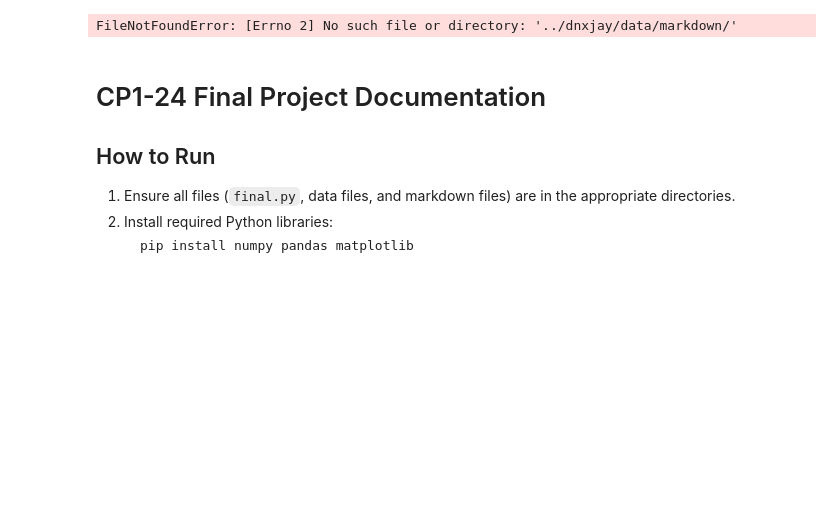
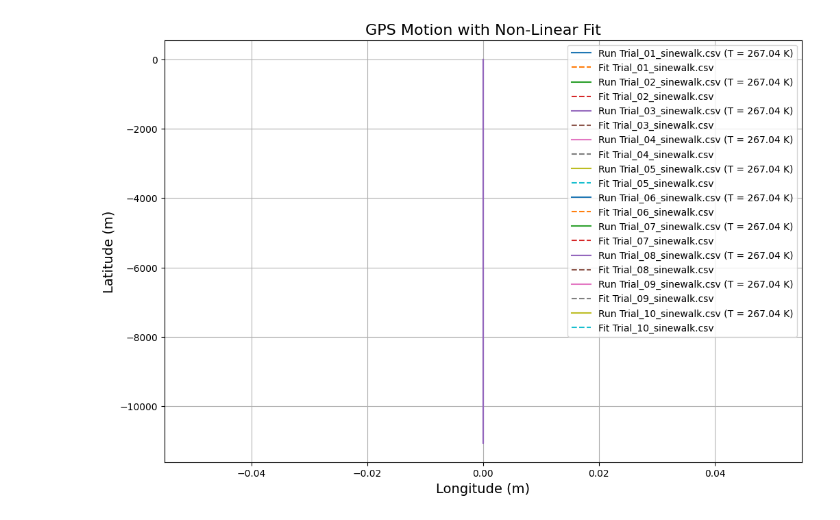
Before and after one commit to ubsuny/CP1-24-final, a Jupyter notebook: dnxjay/documentation/final.ipynb, the cells around one changed output. Saved outputs shown, nothing was run; the diff lists cells and outputs as text; code cells hidden in the pictures; blank space fills up the shorter version.

Commit message:
added plots

````diff
--- a/dnxjay/documentation/final.ipynb
+++ b/dnxjay/documentation/final.ipynb
@@ -1,58 +21,54 @@
 # %%
 import sys
 import os
 import pandas as pd
+import numpy as np
 import matplotlib.pyplot as plt
 
-# Add the `code` folder to the system path
-sys.path.append(os.path.abspath("../code"))
+# Add the `code` directory to the system path
+sys.path.append(os.path.abspath("/workspaces/CP1-24-final/dnxjay/code"))
 
+# Import functions from final.py
 from final import fahrenheit_to_kelvin, parse_temperature_from_markdown, sine_wave
 
-# Adjust paths for markdown and CSV files
-markdown_dir = "../dnxjay/data/markdown/"
-csv_dir = "../dnxjay/data/csv/"
+# Define paths
+csv_dir = "/workspaces/CP1-24-final/dnxjay/data/csv/"
+markdown_dir = "/workspaces/CP1-24-final/dnxjay/data/markdown/"
+csv_files = [f"Trial_{i:02d}_sinewalk.csv" for i in range(1, 11)]  # Updated file names
 markdown_files = [f"Trial_{i:02d}_sinewalk.md" for i in range(1, 11)]
-csv_files = [f"Trial_{i:02d}_sinewalk.csv" for i in range(1, 11)]
 
-# Debugging: Print available files in markdown and csv folders
-print("Markdown files:", os.listdir(markdown_dir))
-print("CSV files:", os.listdir(csv_dir))
+# Plot GPS motion with a non-linear fit
+plt.figure(figsize=(12, 8))
+for csv_file, md_file in zip(csv_files, markdown_files):
+    try:
+        # Parse temperature from markdown file
+        md_path = os.path.join(markdown_dir, md_file)
+        kelvin_temp = fahrenheit_to_kelvin(parse_temperature_from_markdown(md_path))
 
-# Plot each trial
-for markdown_file, csv_file in zip(markdown_files, csv_files):
-    # Debugging: Print full paths
-    print(f"Processing: Markdown = {markdown_dir}{markdown_file}, CSV = {csv_dir}{csv_file}")
+        # Load GPS data from CSV file
+        csv_path = os.path.join(csv_dir, csv_file)
+        data = pd.read_csv(csv_path)
 
-    # Parse temperature in Kelvin
-    kelvin_temp = fahrenheit_to_kelvin(parse_temperature_from_markdown(f"{markdown_dir}{markdown_file}"))
+        # Convert latitude and longitude to meters (relative to origin)
+        x = (data["Longitude (°)"] - data["Longitude (°)"].iloc[0]) * 111320  # Longitude to meters
+        y = (data["Latitude (°)"] - data["Latitude (°)"].iloc[0]) * 110540  # Latitude to meters
 
-    # Load GPS data
-    data = pd.read_csv(f"{csv_dir}{csv_file}")
-    x = (data["Longitude (°)"] - data["Longitude (°)"][0]) * 111320  # Convert to meters
-    y = (data["Latitude (°)"] - data["Latitude (°)"][0]) * 110540    # Convert to meters
+        # Fit a sine wave
+        sine_fit = sine_wave(x, amplitude=10, frequency=0.001, phase=0)  # Adjust parameters as needed
 
-    # Perform a simple sine wave fit (example logic)
-    fitted_y = sine_wave(x, amplitude=5, frequency=0.001, phase=0)
+        # Plot the original GPS data and the sine wave fit
+        plt.plot(x, y, label=f"Run {csv_file} (T = {kelvin_temp:.2f} K)")
+        plt.plot(x, sine_fit, linestyle='--', label=f"Fit {csv_file}")
 
-    # Plot raw data and fitted sine wave
-    plt.plot(x, y, label=f"GPS {csv_file} (T={kelvin_temp:.2f}K)")
-    plt.plot(x, fitted_y, linestyle='--', label=f"Fit {csv_file}")
+    except Exception as e:
+        print(f"Error processing {csv_file} or {md_file}: {e}")
 
-# Configure and show the plot
-plt.xlabel("Longitude (m)")
-plt.ylabel("Latitude (m)")
-plt.title("GPS Motion with Non-Linear Fit")
-plt.legend()
-plt.grid()
+# Configure the plot
+plt.xlabel("Longitude (m)", fontsize=14)
+plt.ylabel("Latitude (m)", fontsize=14)
+plt.title("GPS Motion with Non-Linear Fit", fontsize=16)
+plt.legend(fontsize=10)
+plt.grid(True)
 plt.show()
 # %% [output]
-FileNotFoundError: [Errno 2] No such file or directory: '../dnxjay/data/markdown/'
+[figure, added]
-# %% [markdown]
-# CP1-24 Final Project Documentation
-
-## How to Run
-1. Ensure all files (`final.py`, data files, and markdown files) are in the appropriate directories.
-2. Install required Python libraries:
-   ```bash
-   pip install numpy pandas matplotlib
````
Also changed, not shown: parts of 3 cells of this notebook, 1 other file.
